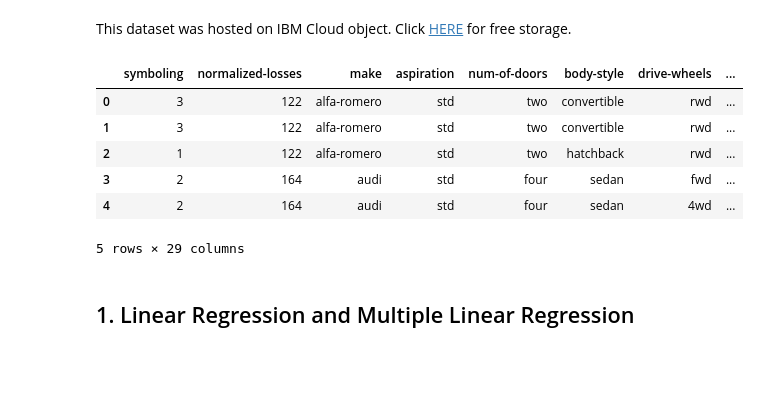
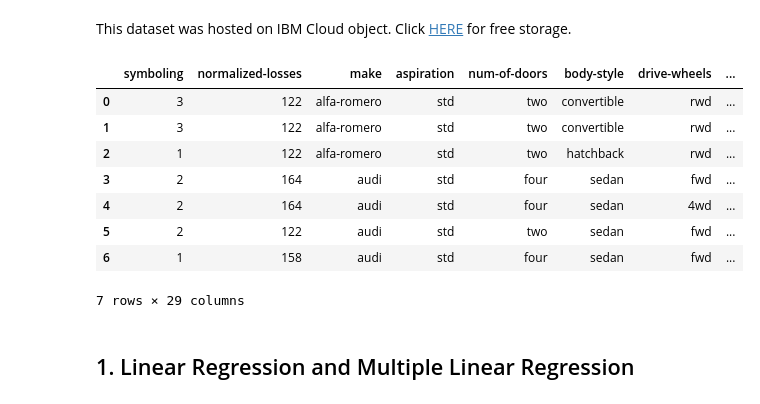
Before and after one commit to Alex-Kul777/MyFirstTestRepo, a Jupyter notebook: DA0101EN-4-Review-Model-Development.ipynb, the cells around one changed output. Cells and saved outputs as stored; diff of their text form; code cells hidden in the pictures; blank space fills up the shorter version.

```diff
--- a/DA0101EN-4-Review-Model-Development.ipynb
+++ b/DA0101EN-4-Review-Model-Development.ipynb
@@ -44,16 +44,18 @@ This dataset was hosted on IBM Cloud object. Click <a href="https://cocl.us/DA10
 # %%
 # path of data
 path = 'https://cf-courses-data.s3.us.cloud-object-storage.appdomain.cloud/IBMDeveloperSkillsNetwork-DA0101EN-SkillsNetwork/labs/Data%20files/automobileEDA.csv'
 df = pd.read_csv(path)
-df.head()
+df.head(7)
 # %% [output]
 |  | symboling | normalized-losses | make | aspiration | num-of-doors | body-style | drive-wheels | ... |
 | 0 | 3 | 122 | alfa-romero | std | two | convertible | rwd | ... |
 | 1 | 3 | 122 | alfa-romero | std | two | convertible | rwd | ... |
 | 2 | 1 | 122 | alfa-romero | std | two | hatchback | rwd | ... |
 | 3 | 2 | 164 | audi | std | four | sedan | fwd | ... |
 | 4 | 2 | 164 | audi | std | four | sedan | 4wd | ... |
+| 5 | 2 | 122 | audi | std | two | sedan | fwd | ... |
+| 6 | 1 | 158 | audi | std | four | sedan | fwd | ... |
-5 rows × 29 columns
+7 rows × 29 columns
 # %% [markdown]
 <h2>1. Linear Regression and Multiple Linear Regression</h2>
 # %% [markdown]
```
Also changed, not shown: parts of 11 cells of this notebook.
